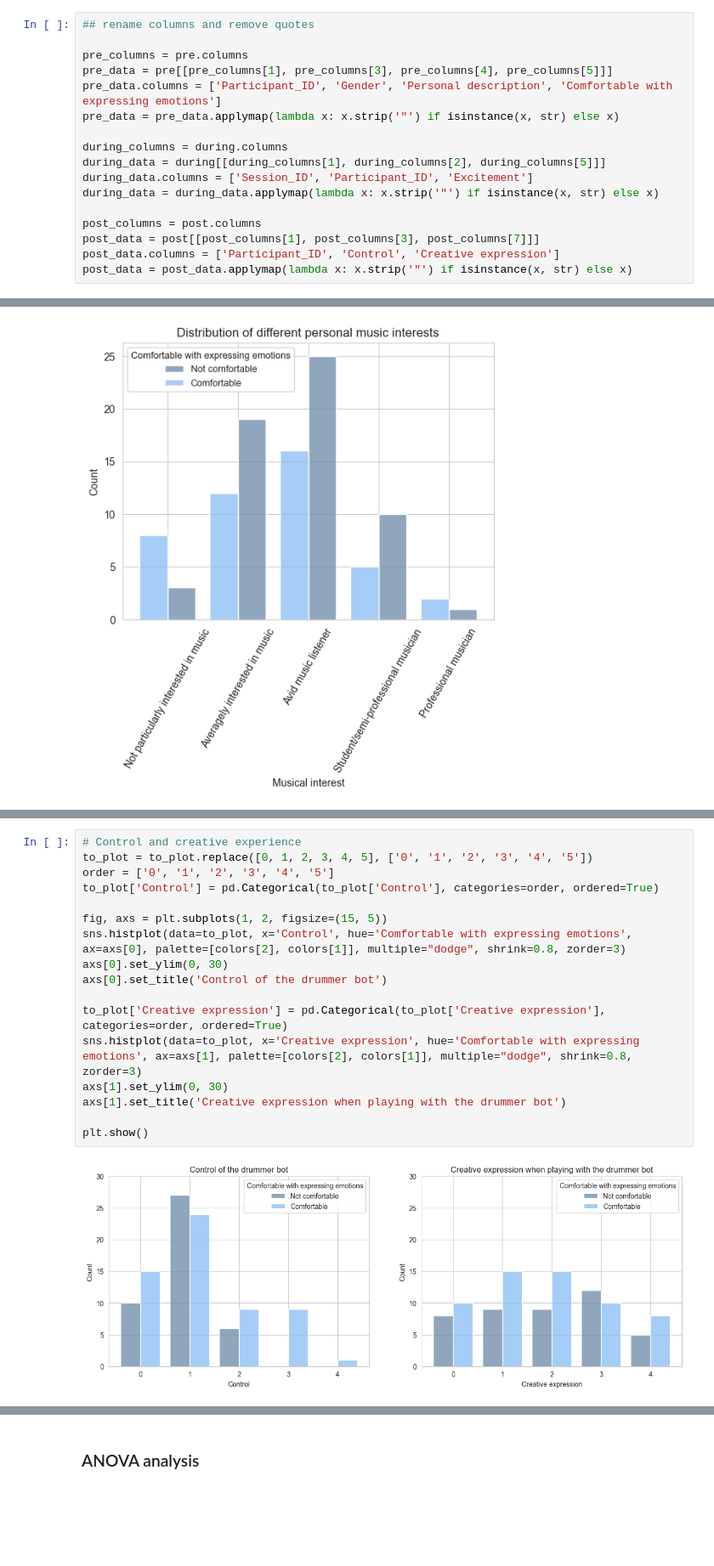
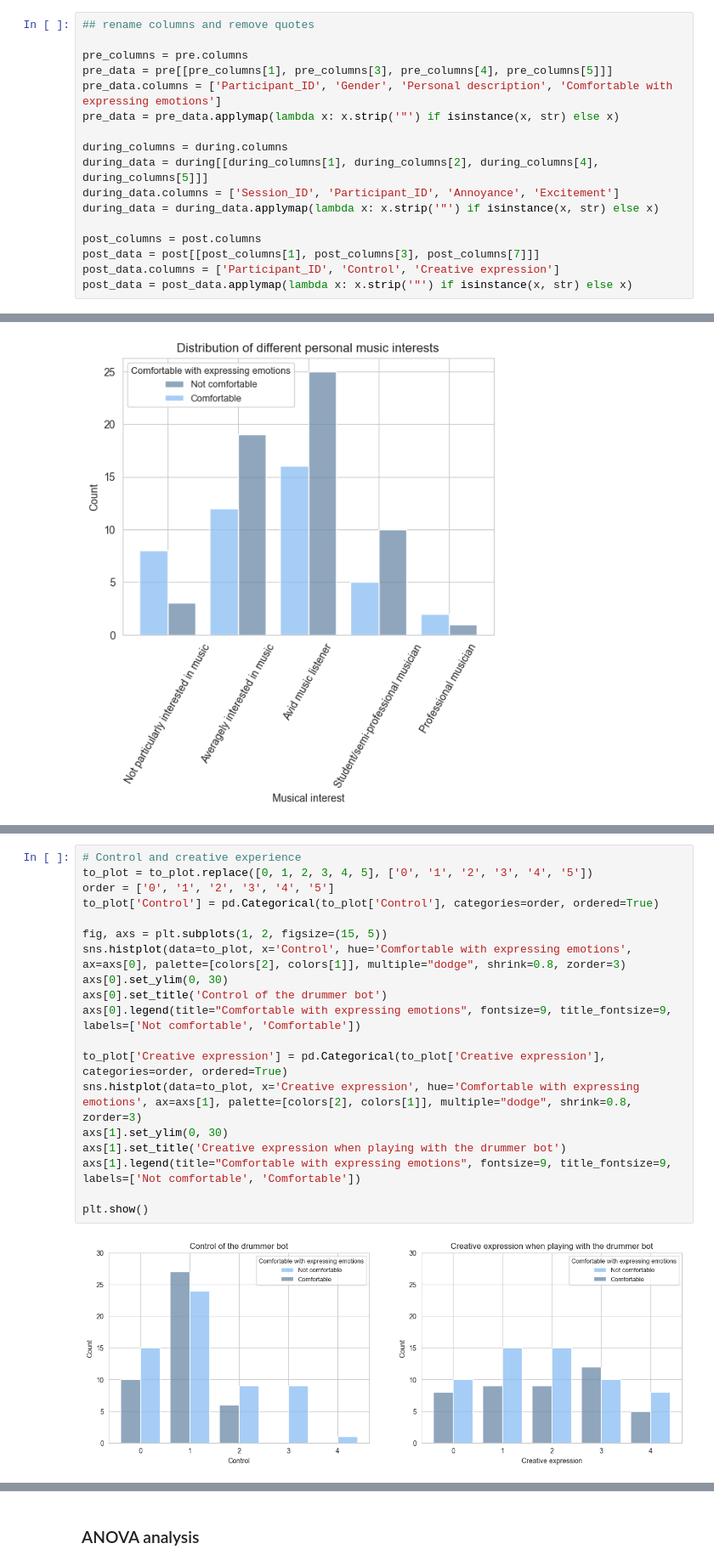
Before and after one commit to ihneskarbovik/IN5060-assignment3, a Jupyter notebook: study.ipynb, the cells around one changed output, grey strips where cells are left out. Shown: that part at 85% size. Saved outputs shown, nothing was run; the diff lists cells and outputs as text; blank space fills up the shorter version.

```diff
--- a/study.ipynb
+++ b/study.ipynb
@@ -67,8 +67,8 @@ pre_data.columns = ['Participant_ID', 'Gender', 'Personal description', 'Comfort
 pre_data = pre_data.applymap(lambda x: x.strip('"') if isinstance(x, str) else x)
 
 during_columns = during.columns
-during_data = during[[during_columns[1], during_columns[2], during_columns[5]]]
-during_data.columns = ['Session_ID', 'Participant_ID', 'Excitement']
+during_data = during[[during_columns[1], during_columns[2], during_columns[4], during_columns[5]]]
+during_data.columns = ['Session_ID', 'Participant_ID', 'Annoyance', 'Excitement']
 during_data = during_data.applymap(lambda x: x.strip('"') if isinstance(x, str) else x)
 
 post_columns = post.columns
@@ -219,22 +221,24 @@ sns.heatmap(df_all_numeric.corr(), annot=True, cmap=color_palett)
 # %%
 # Control and creative experience
 to_plot = to_plot.replace([0, 1, 2, 3, 4, 5], ['0', '1', '2', '3', '4', '5'])
 order = ['0', '1', '2', '3', '4', '5']
 to_plot['Control'] = pd.Categorical(to_plot['Control'], categories=order, ordered=True)
 
 fig, axs = plt.subplots(1, 2, figsize=(15, 5))
 sns.histplot(data=to_plot, x='Control', hue='Comfortable with expressing emotions', ax=axs[0], palette=[colors[2], colors[1]], multiple="dodge", shrink=0.8, zorder=3)
 axs[0].set_ylim(0, 30)
 axs[0].set_title('Control of the drummer bot')
+axs[0].legend(title="Comfortable with expressing emotions", fontsize=9, title_fontsize=9, labels=['Not comfortable', 'Comfortable'])
 
 to_plot['Creative expression'] = pd.Categorical(to_plot['Creative expression'], categories=order, ordered=True)
 sns.histplot(data=to_plot, x='Creative expression', hue='Comfortable with expressing emotions', ax=axs[1], palette=[colors[2], colors[1]], multiple="dodge", shrink=0.8, zorder=3)
 axs[1].set_ylim(0, 30)
 axs[1].set_title('Creative expression when playing with the drummer bot')
+axs[1].legend(title="Comfortable with expressing emotions", fontsize=9, title_fontsize=9, labels=['Not comfortable', 'Comfortable'])
 
 plt.show()
 # %% [output]
-[figure, old version]
+[figure, new version]
 # %%
 to_plot['Excitement'] = pd.Categorical(to_plot['Excitement'], categories=order, ordered=True)
 
```
Also changed, not shown: parts of 10 cells of this notebook.
